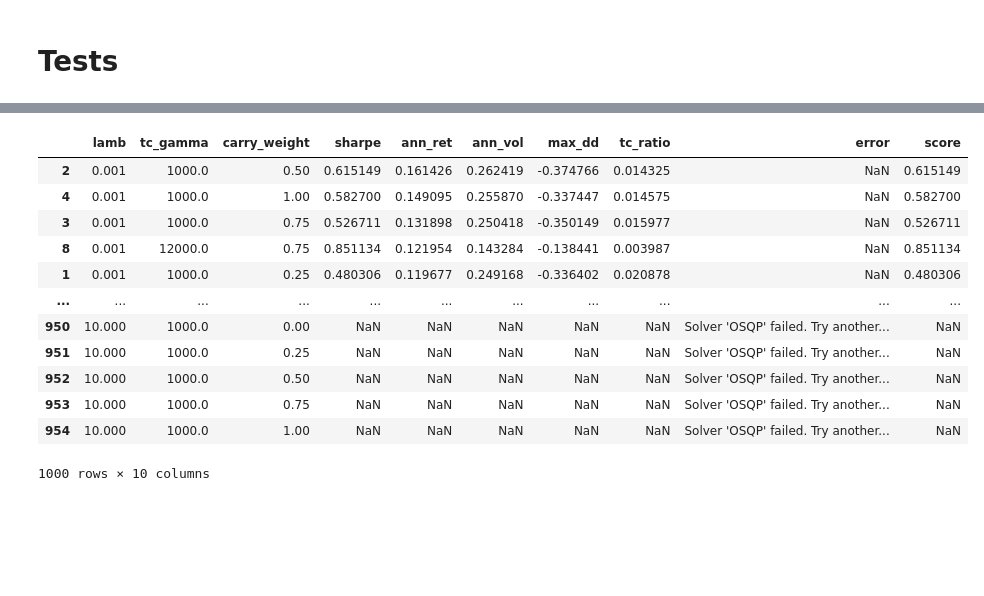
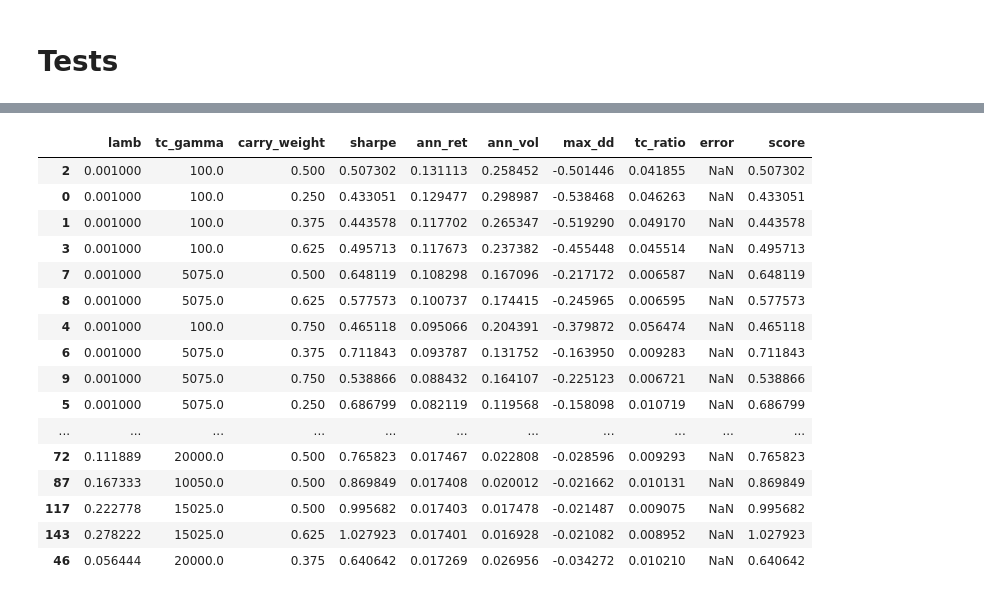
Before and after one commit to pradosth0/Markowitz_based_portfolio_allocation, a Jupyter notebook: pf_V2.ipynb, the cells around one changed output, grey strips where cells are left out. Drawn from its saved outputs; the diff is of its cells as text; code cells hidden in the pictures; blank space fills up the shorter version.

```diff
--- a/pf_V2.ipynb
+++ b/pf_V2.ipynb
@@ -1332,7 +1431,7 @@ class Portfolio:
 date = "2024-01-01"
 
 
-pf = Portfolio(long, date, benchmark="ew", long_only=True,lamb=0.01, tc_gamma=1000 )
+pf = Portfolio(long, date, benchmark="ew", long_only=False,lamb=0.1, tc_gamma=1000 )
 #print(pf.returns)
 w = pf.process(carry_weight=0.5)
 #print(pf.mean_returns)
@@ -1848,16 +1963,20 @@ end_date   = "2025-06-10"
 
 tspf = TimeSeriesPortfolio(
     data=long,
-    start_date="2021-01-01",
+    start_date="2019-01-01",
     end_date="2025-06-10",
     rebalance_freq="ME",
     dv01_ref=dv01_ref,
-    long_only=True,
-    lamb=0.05, # 0.2
-    tc_gamma=45000 #12000 intensité des coûts dans l’optimisation
+    long_only=False,
+    lamb=0.4, # 0.2
+    tc_gamma=10000 #12000 intensité des coûts dans l’optimisation
     #initial_weights= df_weights["weight"]
 )
 
+   # lamb = 0.5
+   # tc_gamma = 33000 -> Bon sharpe
+
+   # lamb = 0.001000	tc =100.0 -> meilleur ret, but énorme roll
 
 tspf.generate_portfolios(carry_weight=0.8)
 
@@ -1888,9 +2007,9 @@ import pandas as pd
 import warnings
 
 param_grid = {
-    "lamb"        : np.linspace(0.005, 0.05, 10),
-    "tc_gamma"    : np.linspace(1_000, 50_000, 10),
-    "carry_weight": np.linspace(0.0, 1.0, 10),   # 0=momentum pur, 1=carry pur
+    "lamb"        : np.linspace(0.001, 0.5, 10),
+    "tc_gamma"    : np.linspace(1_00, 20_000, 5),
+    "carry_weight": np.linspace(0.25, 0.75, 5),   # 0=momentum pur, 1=carry pur
 }
 
 combinations = list(itertools.product(
@@ -1906,7 +2025,7 @@ def run_backtest(lamb, tc_gamma, carry_weight):
         tspf = TimeSeriesPortfolio(
             data                = long,
             start_date          = "2021-01-01",
-            end_date            = "2023-06-10",
+            end_date            = "2025-06-10",
             rebalance_freq      = "ME",
             long_only           = False,
             lamb                = lamb,
@@ -1986,16 +2101,20 @@ print(df[[
 # %%
-df.sort_values("ann_ret", ascending=False)
+df.sort_values("ann_ret", ascending=False).head(50)
 # %% [output]
 |  | lamb | tc_gamma | carry_weight | sharpe | ann_ret | ann_vol | max_dd | tc_ratio | error | score |
-| 2 | 0.001 | 1000.0 | 0.50 | 0.615149 | 0.161426 | 0.262419 | -0.374766 | 0.014325 | NaN | 0.615149 |
-| 4 | 0.001 | 1000.0 | 1.00 | 0.582700 | 0.149095 | 0.255870 | -0.337447 | 0.014575 | NaN | 0.582700 |
-| 3 | 0.001 | 1000.0 | 0.75 | 0.526711 | 0.131898 | 0.250418 | -0.350149 | 0.015977 | NaN | 0.526711 |
-| 8 | 0.001 | 12000.0 | 0.75 | 0.851134 | 0.121954 | 0.143284 | -0.138441 | 0.003987 | NaN | 0.851134 |
-| 1 | 0.001 | 1000.0 | 0.25 | 0.480306 | 0.119677 | 0.249168 | -0.336402 | 0.020878 | NaN | 0.480306 |
+| 2 | 0.001000 | 100.0 | 0.500 | 0.507302 | 0.131113 | 0.258452 | -0.501446 | 0.041855 | NaN | 0.507302 |
+| 0 | 0.001000 | 100.0 | 0.250 | 0.433051 | 0.129477 | 0.298987 | -0.538468 | 0.046263 | NaN | 0.433051 |
+| 1 | 0.001000 | 100.0 | 0.375 | 0.443578 | 0.117702 | 0.265347 | -0.519290 | 0.049170 | NaN | 0.443578 |
+| 3 | 0.001000 | 100.0 | 0.625 | 0.495713 | 0.117673 | 0.237382 | -0.455448 | 0.045514 | NaN | 0.495713 |
+| 7 | 0.001000 | 5075.0 | 0.500 | 0.648119 | 0.108298 | 0.167096 | -0.217172 | 0.006587 | NaN | 0.648119 |
+| 8 | 0.001000 | 5075.0 | 0.625 | 0.577573 | 0.100737 | 0.174415 | -0.245965 | 0.006595 | NaN | 0.577573 |
+| 4 | 0.001000 | 100.0 | 0.750 | 0.465118 | 0.095066 | 0.204391 | -0.379872 | 0.056474 | NaN | 0.465118 |
+| 6 | 0.001000 | 5075.0 | 0.375 | 0.711843 | 0.093787 | 0.131752 | -0.163950 | 0.009283 | NaN | 0.711843 |
+| 9 | 0.001000 | 5075.0 | 0.750 | 0.538866 | 0.088432 | 0.164107 | -0.225123 | 0.006721 | NaN | 0.538866 |
+| 5 | 0.001000 | 5075.0 | 0.250 | 0.686799 | 0.082119 | 0.119568 | -0.158098 | 0.010719 | NaN | 0.686799 |
 | ... | ... | ... | ... | ... | ... | ... | ... | ... | ... | ... |
-| 950 | 10.000 | 1000.0 | 0.00 | NaN | NaN | NaN | NaN | NaN | Solver 'OSQP' failed. Try another... | NaN |
-| 951 | 10.000 | 1000.0 | 0.25 | NaN | NaN | NaN | NaN | NaN | Solver 'OSQP' failed. Try another... | NaN |
-| 952 | 10.000 | 1000.0 | 0.50 | NaN | NaN | NaN | NaN | NaN | Solver 'OSQP' failed. Try another... | NaN |
-| 953 | 10.000 | 1000.0 | 0.75 | NaN | NaN | NaN | NaN | NaN | Solver 'OSQP' failed. Try another... | NaN |
-| 954 | 10.000 | 1000.0 | 1.00 | NaN | NaN | NaN | NaN | NaN | Solver 'OSQP' failed. Try another... | NaN |
+| 72 | 0.111889 | 20000.0 | 0.500 | 0.765823 | 0.017467 | 0.022808 | -0.028596 | 0.009293 | NaN | 0.765823 |
+| 87 | 0.167333 | 10050.0 | 0.500 | 0.869849 | 0.017408 | 0.020012 | -0.021662 | 0.010131 | NaN | 0.869849 |
+| 117 | 0.222778 | 15025.0 | 0.500 | 0.995682 | 0.017403 | 0.017478 | -0.021487 | 0.009075 | NaN | 0.995682 |
+| 143 | 0.278222 | 15025.0 | 0.625 | 1.027923 | 0.017401 | 0.016928 | -0.021082 | 0.008952 | NaN | 1.027923 |
+| 46 | 0.056444 | 20000.0 | 0.375 | 0.640642 | 0.017269 | 0.026956 | -0.034272 | 0.010210 | NaN | 0.640642 |
-1000 rows × 10 columns
```
Also changed, not shown: parts of 6 cells of this notebook.
